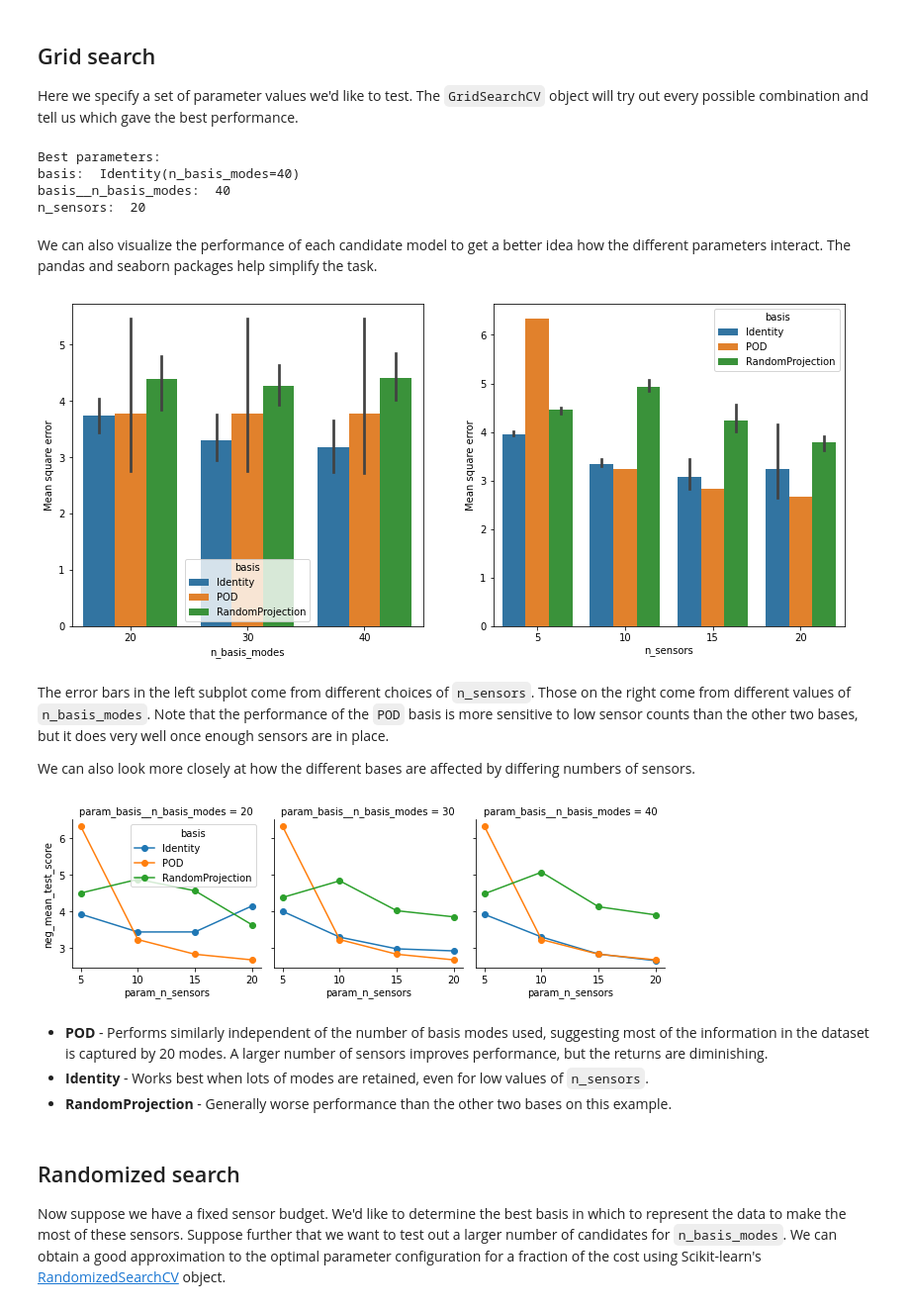
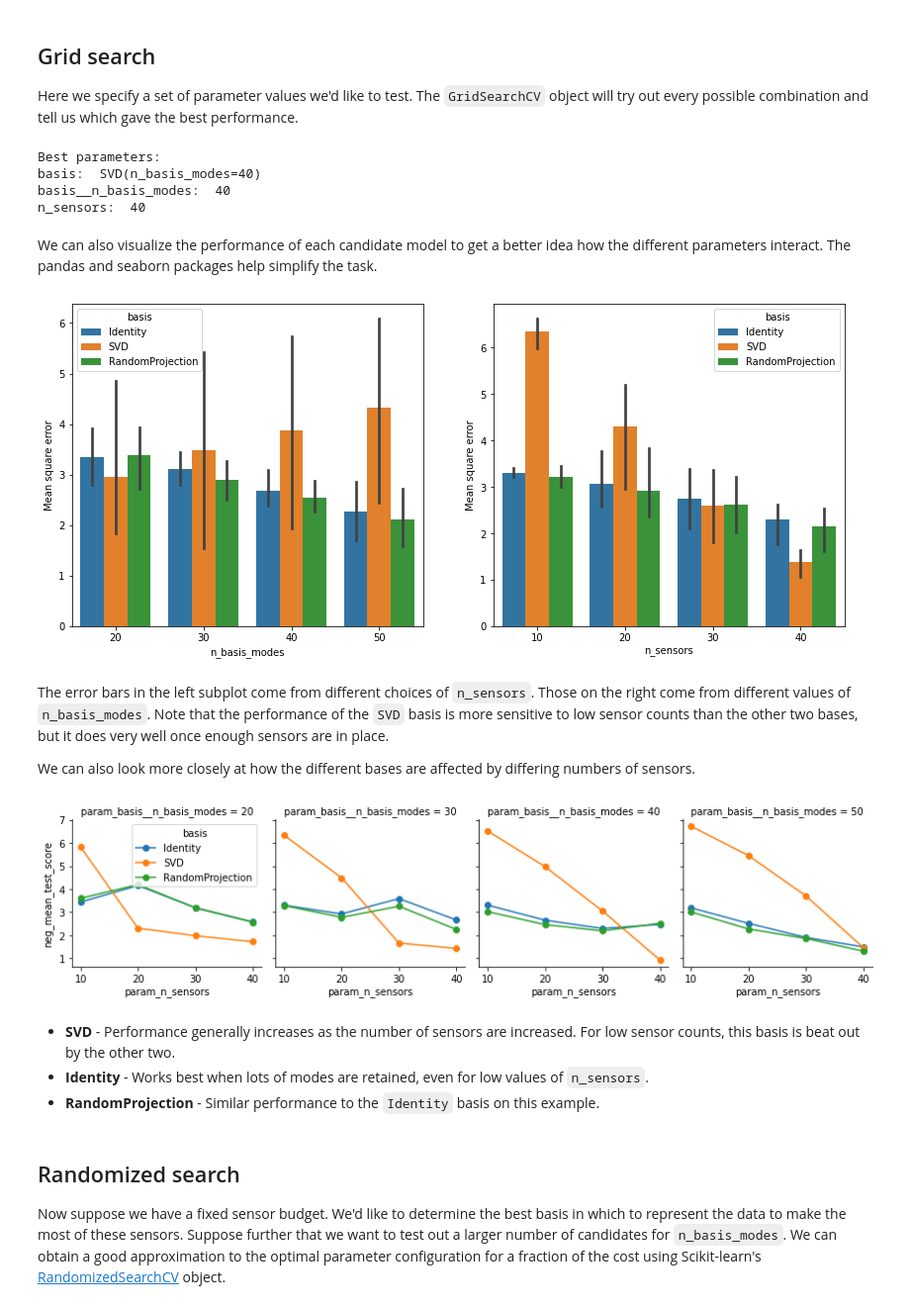
Before and after one commit to dynamicslab/pysensors, a Jupyter notebook: examples/cross_validation.ipynb, the cells around one changed output. Shown at 99% size. Cells and saved outputs as stored; diff of their text form; code cells hidden in the pictures.

```diff
--- a/examples/cross_validation.ipynb
+++ b/examples/cross_validation.ipynb
@@ -48,9 +50,9 @@ from sklearn.model_selection import GridSearchCV
 model = ps.SensorSelector()
 
 param_grid = {
-    "basis": [ps.basis.Identity(), ps.basis.POD(), ps.basis.RandomProjection()],
-    "basis__n_basis_modes": [20, 30, 40],
-    "n_sensors": [5, 10, 15, 20]
+    "basis": [ps.basis.Identity(), ps.basis.SVD(), ps.basis.RandomProjection()],
+    "basis__n_basis_modes": [20, 30, 40, 50],
+    "n_sensors": [10, 20, 30, 40]
 }
 
 search = GridSearchCV(model, param_grid)
@@ -60,17 +62,17 @@ for k, v in search.best_params_.items():
     print(f"{k}:  {v}")
 # %% [output]
 Best parameters:
-basis:  Identity(n_basis_modes=40)
+basis:  SVD(n_basis_modes=40)
 basis__n_basis_modes:  40
-n_sensors:  20
+n_sensors:  40
 # %% [markdown]
 We can also visualize the performance of each candidate model to get a better idea how the different parameters interact. The pandas and seaborn packages help simplify the task.
 # %%
 def rename_bases(s):
         if 'Identity' in str(s):
             return 'Identity'
-        elif 'POD' in str(s):
-            return 'POD'
+        elif 'SVD' in str(s):
+            return 'SVD'
         elif 'RandomProjection' in str(s):
             return 'RandomProjection'
         else:
@@ -99,28 +101,28 @@ def generate_summary_plots(results):
 # %%
 generate_summary_plots(search.cv_results_)
 # %% [output]
-[figure, old version]
+[figure, new version]
 # %% [markdown]
-The error bars in the left subplot come from different choices of `n_sensors`. Those on the right come from different values of `n_basis_modes`. Note that the performance of the `POD` basis is more sensitive to low sensor counts than the other two bases, but it does very well once enough sensors are in place.
+The error bars in the left subplot come from different choices of `n_sensors`. Those on the right come from different values of `n_basis_modes`. Note that the performance of the `SVD` basis is more sensitive to low sensor counts than the other two bases, but it does very well once enough sensors are in place.
 
 We can also look more closely at how the different bases are affected by differing numbers of sensors.
 # %%
 # Rename basis objects
 results = create_dataframe(search.cv_results_)
 
 # Initialize a grid with a plot for each number of basis modes
 grid = sns.FacetGrid(results, col="param_basis__n_basis_modes", hue="basis", legend_out=False)
 
 # Create a plot for each instance
 grid.map(plt.plot, "param_n_sensors", "neg_mean_test_score", marker="o").add_legend()
-grid.fig.tight_layout(w_pad=1)
+grid.fig.tight_layout()
 plt.show()
 # %% [output]
-[figure, old version]
+[figure, new version]
 # %% [markdown]
-* **POD** - Performs similarly independent of the number of basis modes used, suggesting most of the information in the dataset is captured by 20 modes. A larger number of sensors improves performance, but the returns are diminishing.
+* **SVD** - Performance generally increases as the number of sensors are increased. For low sensor counts, this basis is beat out by the other two.
 * **Identity** - Works best when lots of modes are retained, even for low values of `n_sensors`.
-* **RandomProjection** - Generally worse performance than the other two bases on this example.
+* **RandomProjection** - Similar performance to the `Identity` basis on this example.
 # %% [markdown]
 ## Randomized search
 
```
Also changed, not shown: parts of 4 cells of this notebook, 12 other files.
